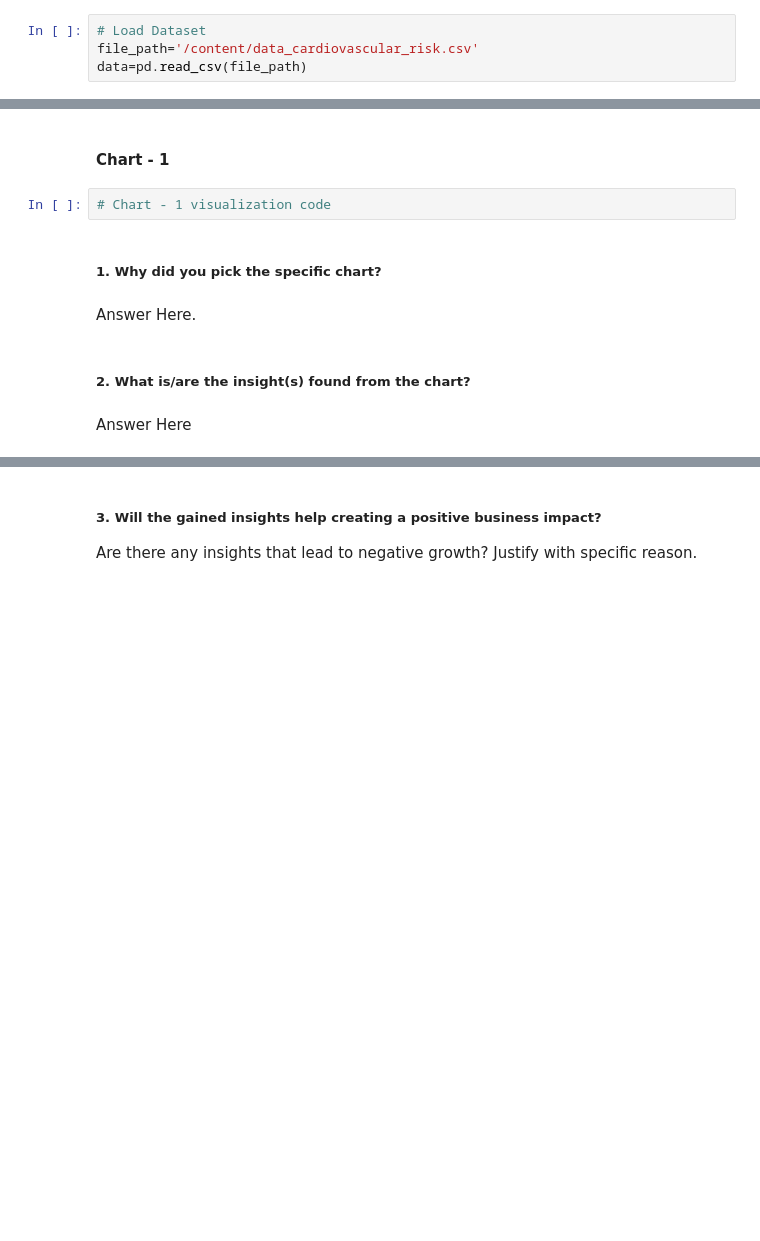
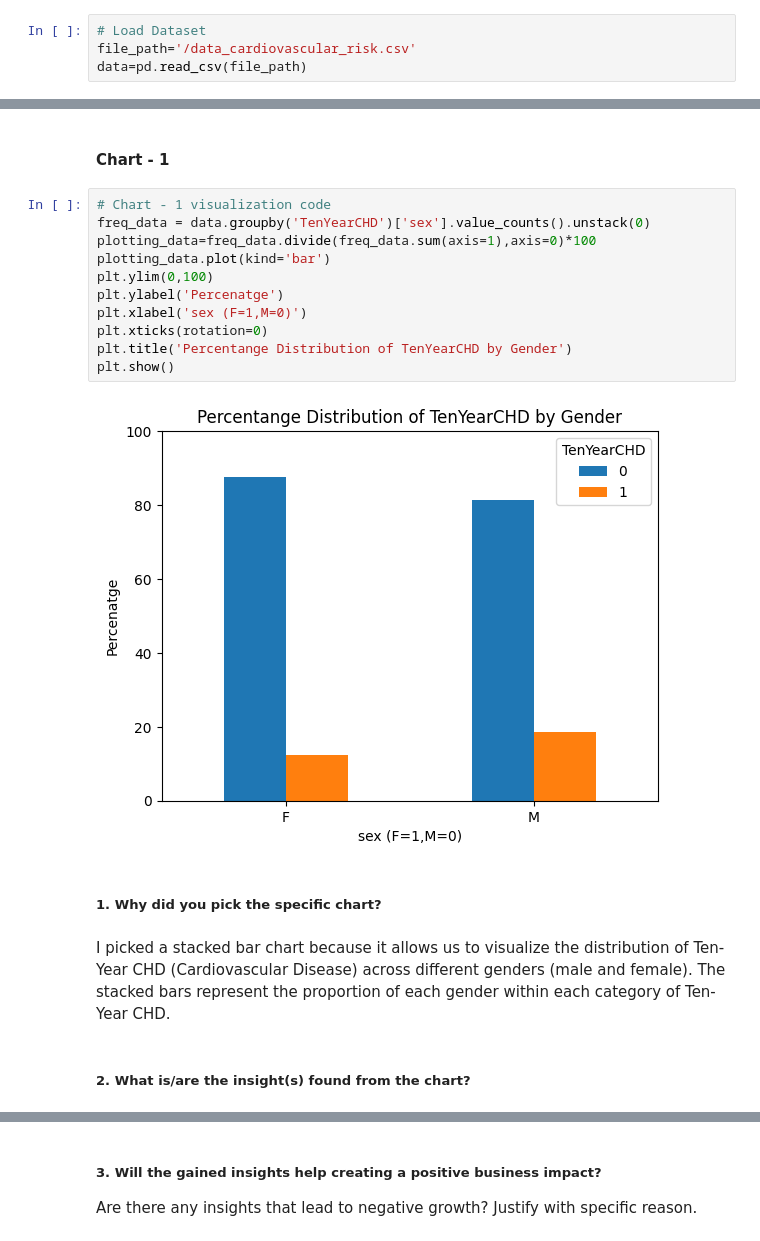
Before and after one commit to fadakenitin/Classification_Capstone_Project, a Jupyter notebook: Cardiovascular_Risk_Prediction.ipynb, the cells around one changed output, grey strips where cells are left out. Saved outputs shown, nothing was run; the diff lists cells and outputs as text; blank space fills up the shorter version.

```diff
--- a/Cardiovascular_Risk_Prediction.ipynb
+++ b/Cardiovascular_Risk_Prediction.ipynb
@@ -86,7 +86,7 @@ import seaborn as sns
 ### Dataset Loading
 # %%
 # Load Dataset
-file_path='/content/data_cardiovascular_risk.csv'
+file_path='/data_cardiovascular_risk.csv'
 data=pd.read_csv(file_path)
 # %% [markdown]
 ### Dataset First View
@@ -335,13 +341,23 @@ Answer Here.
 ## ***4. Data Vizualization, Storytelling & Experimenting with charts : Understand the relationships between variables***
 # %% [markdown]
 #### Chart - 1
-# %%
-# Chart - 1 visualization code
+# %%
+# Chart - 1 visualization code
+freq_data = data.groupby('TenYearCHD')['sex'].value_counts().unstack(0)
+plotting_data=freq_data.divide(freq_data.sum(axis=1),axis=0)*100
+plotting_data.plot(kind='bar')
+plt.ylim(0,100)
+plt.ylabel('Percenatge')
+plt.xlabel('sex (F=1,M=0)')
+plt.xticks(rotation=0)
+plt.title('Percentange Distribution of TenYearCHD by Gender')
+plt.show()
+# %% [output]
+[figure, added]
 # %% [markdown]
 ##### 1. Why did you pick the specific chart?
-# %% [markdown]
-Answer Here.
+# %% [markdown]
+
+I picked a stacked bar chart because it allows us to visualize the distribution of Ten-Year CHD (Cardiovascular Disease) across different genders (male and female). The stacked bars represent the proportion of each gender within each category of Ten-Year CHD.
 # %% [markdown]
 ##### 2. What is/are the insight(s) found from the chart?
-# %% [markdown]
-Answer Here
```
Also changed, not shown: parts of 91 cells of this notebook.
